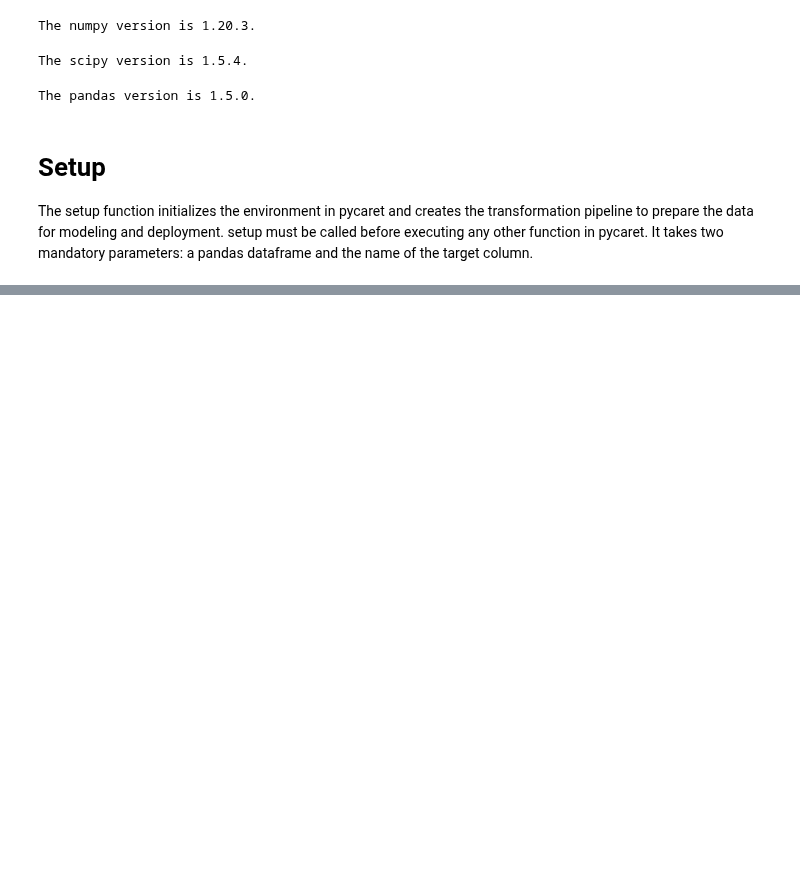
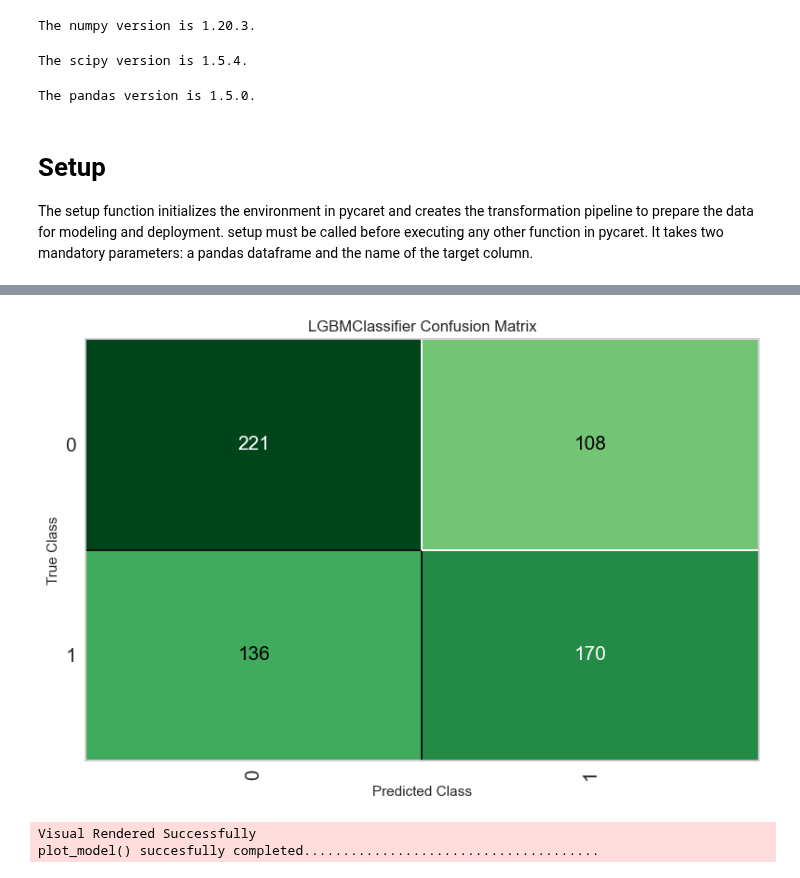
Before and after one commit to kcristinaa/RAIS-miniproject, a Jupyter notebook: predict_semas.ipynb, the cells around one changed output, grey strips where cells are left out. Drawn from its saved outputs; the diff is of its cells as text; code cells hidden in the pictures; blank space fills up the shorter version.

```diff
--- a/predict_semas.ipynb
+++ b/predict_semas.ipynb
@@ -184,0 +261,6 @@ best = compare_models()
+# %%
+plot_model(best, plot = 'confusion_matrix')
+# %% [output]
+[figure, added]
+Visual Rendered Successfully
+plot_model() succesfully completed......................................
```
Also changed, not shown: parts of 15 cells of this notebook.
